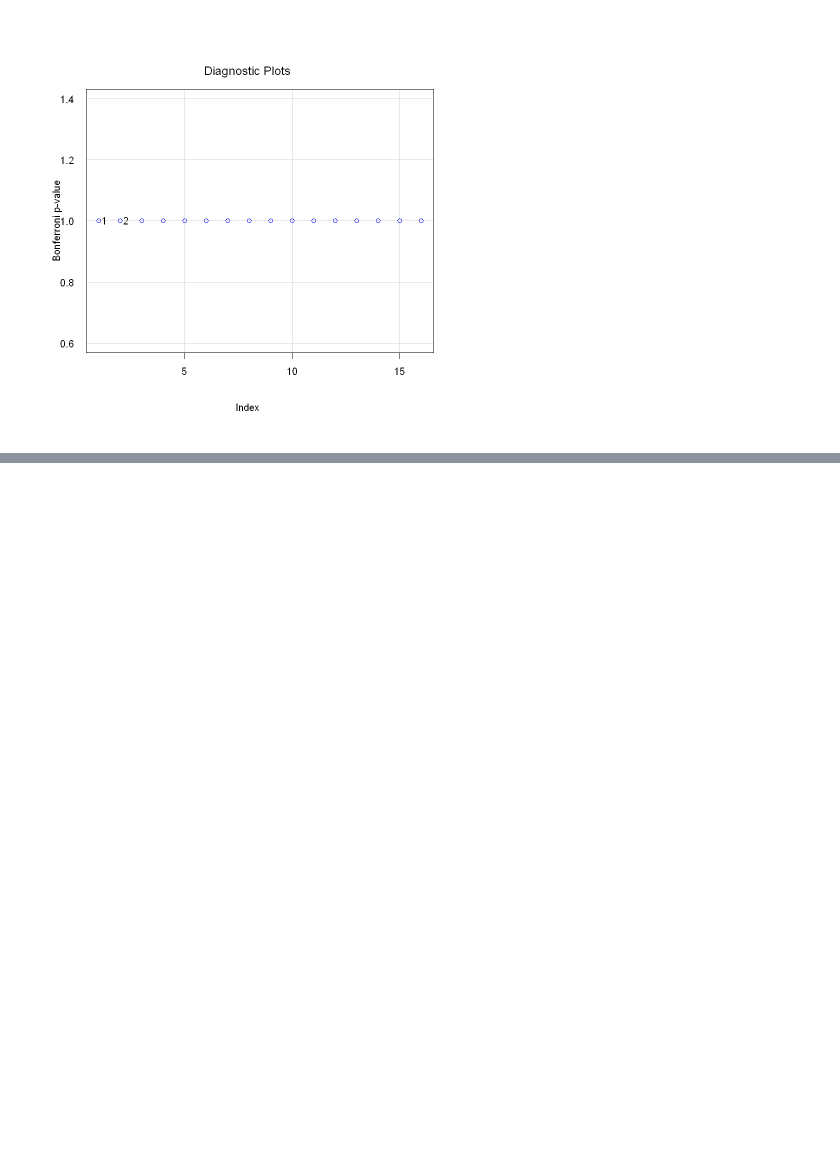
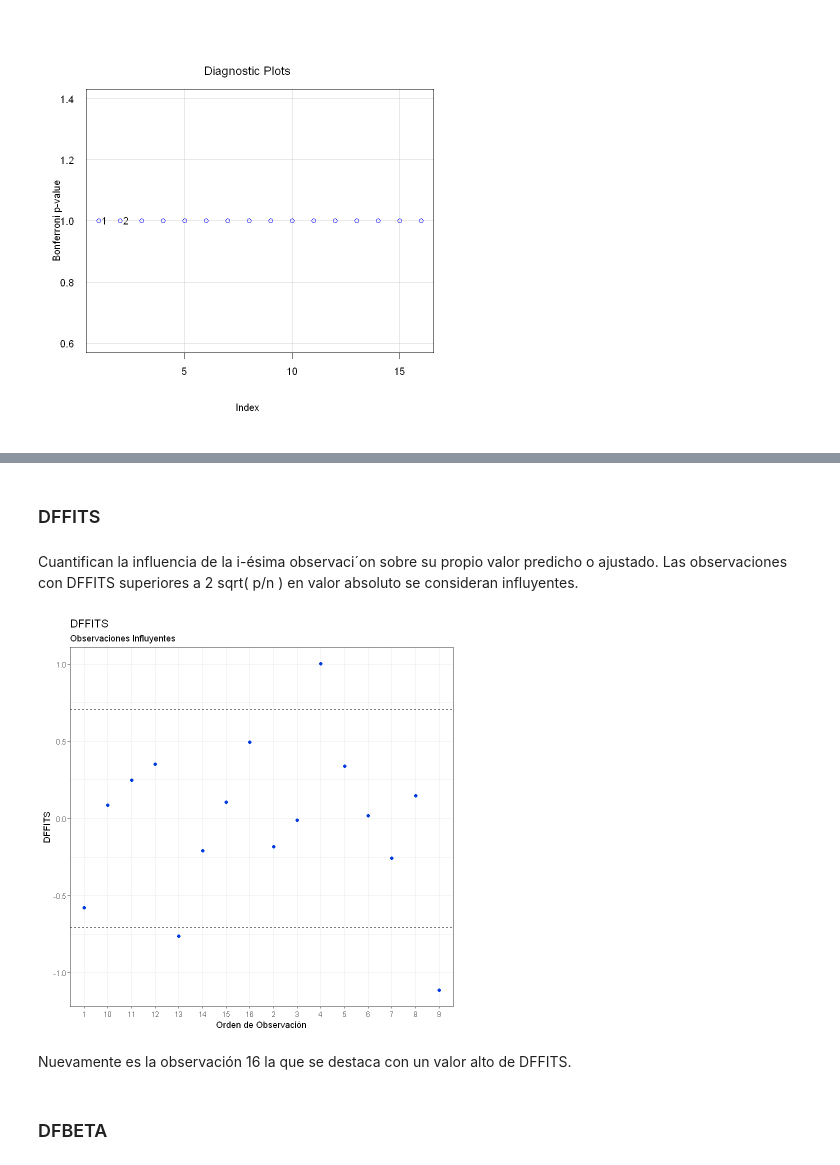
Before and after one commit to ferdcoz/mcd-reg-adv, a Jupyter notebook: RA_T_C2.ipynb, the cells around one changed output, grey strips where cells are left out. Cells and saved outputs as stored; diff of their text form; code cells hidden in the pictures; blank space fills up the shorter version.

```diff
--- a/RA_T_C2.ipynb
+++ b/RA_T_C2.ipynb
@@ -115,0 +146,30 @@ influenceIndexPlot( mod_hojas, vars="Bonf", las=1, col="blue")
+# %% [markdown]
+### DFFITS
+# %% [markdown]
+Cuantifican la influencia de la i-ésima observaci´on sobre su propio valor predicho o ajustado. Las observaciones con DFFITS superiores a 2 sqrt( p/n ) en valor absoluto
+se consideran influyentes.
+# %%
+df <- mod_hojas$df.residual
+
+p <- length( mod_hojas$coefficients )
+n <- nrow( hojas )
+
+dffits_crit <- 2*sqrt( p/n )
+dffits <- dffits( mod_hojas )
+
+df <- data.frame( obs = names( dffits ), dffits = dffits )
+
+ggplot( df, aes( y = dffits, x = obs ) ) +
+    geom_point( color = '#013ADF' ) +
+    geom_hline( yintercept = c( dffits_crit, -dffits_crit ), linetype = 'dashed' ) +
+    labs( title = 'DFFITS',
+        subtitle = 'Observaciones Influyentes' ,
+        x = 'Orden de Observación' ,
+        y = 'DFFITS' ) +
+    theme_bw()
+# %% [output]
+[figure, added]
+# %% [markdown]
+Nuevamente es la observación 16 la que se destaca con un valor alto de DFFITS.
+# %% [markdown]
+### DFBETA
```
Also changed, not shown: parts of 52 cells of this notebook, 1 other file.
